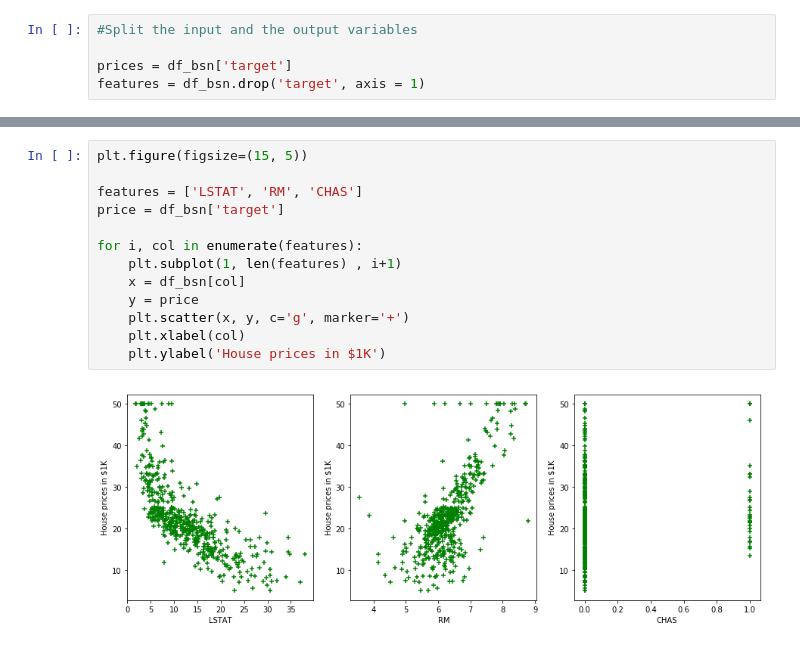
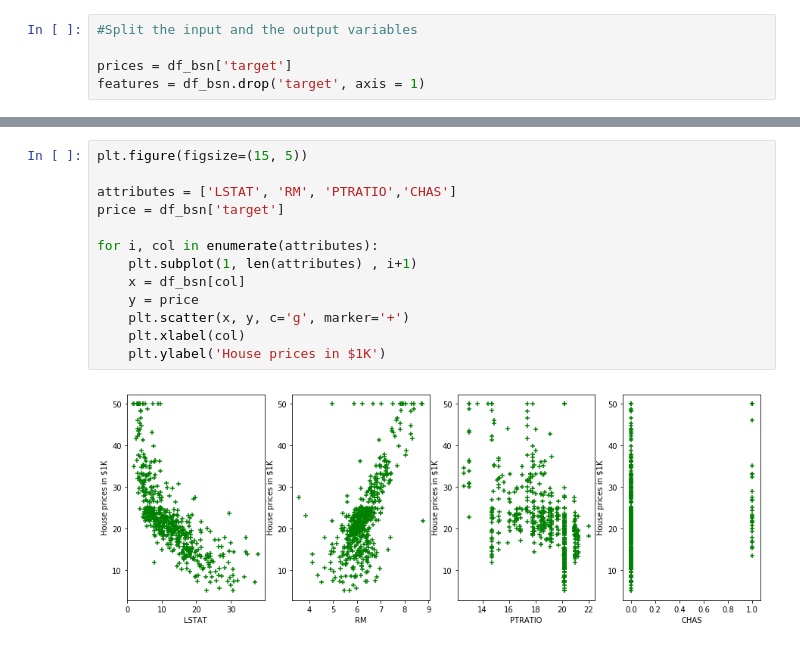
Before and after one commit to npradaschnor/machine-learning-project, a Jupyter notebook: Boston_House_Dataset.ipynb, the cells around one changed output, grey strips where cells are left out. Cells and saved outputs as stored; diff of their text form.

```diff
--- a/Boston_House_Dataset.ipynb
+++ b/Boston_House_Dataset.ipynb
@@ -141,15 +168,15 @@ plt.show()
 # %%
 plt.figure(figsize=(15, 5))
 
-features = ['LSTAT', 'RM', 'CHAS']
+attributes = ['LSTAT', 'RM', 'PTRATIO','CHAS']
 price = df_bsn['target']
 
-for i, col in enumerate(features):
-    plt.subplot(1, len(features) , i+1)
+for i, col in enumerate(attributes):
+    plt.subplot(1, len(attributes) , i+1)
     x = df_bsn[col]
     y = price
     plt.scatter(x, y, c='g', marker='+')
     plt.xlabel(col)
     plt.ylabel('House prices in $1K')
 # %% [output]
-[figure, old version]
+[figure, new version]
```
Also changed, not shown: parts of 31 cells of this notebook.
